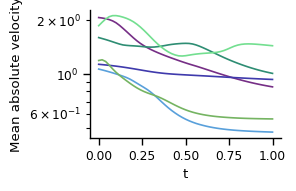
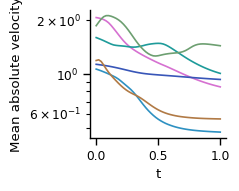
The change to this notebook cell's code, shown as a diff; its figure went from the first image to the second:
--- before
+++ after
@@ -1,3 +1,3 @@
-plt.figure(figsize=(3,2))
+plt.figure(figsize=(2.5,2))
 sns.lineplot(runs_val, y="abs_velocity", x="t", hue="model", 
              errorbar=None, palette=model_palette)

Commit: Minor update colors nb